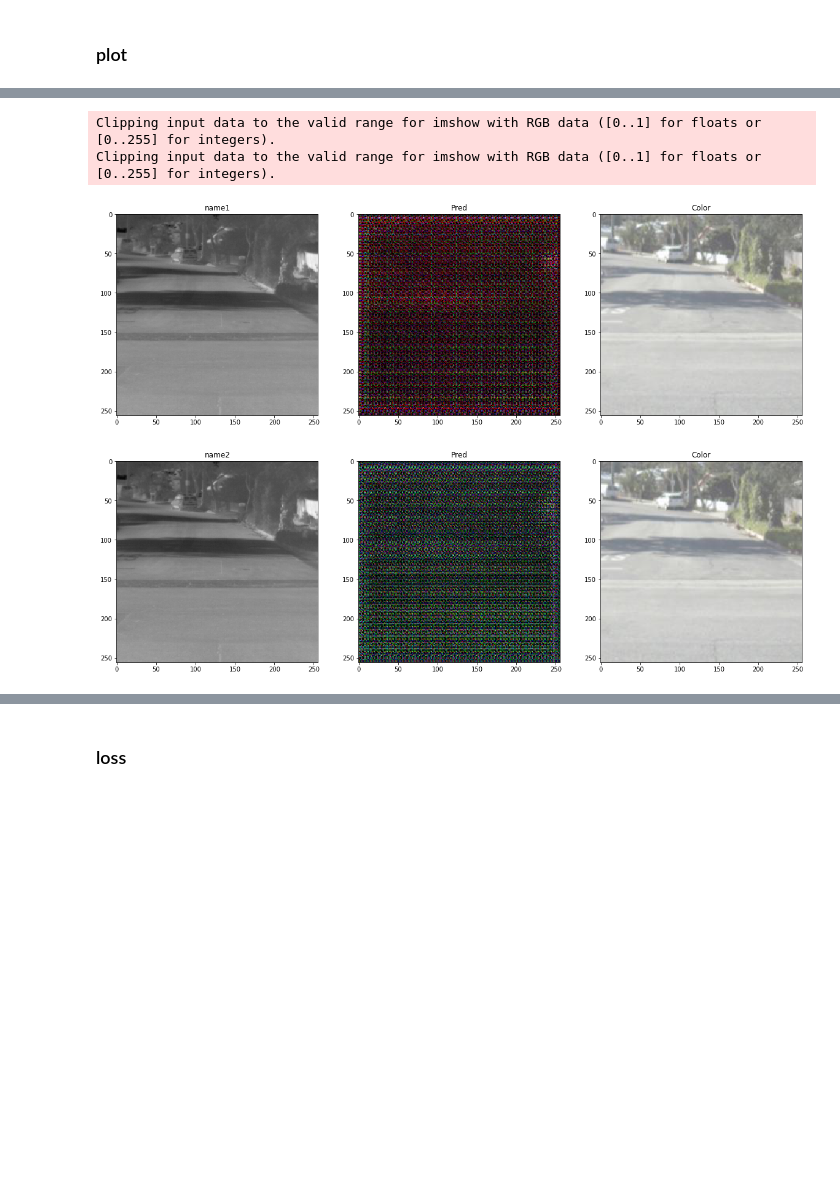
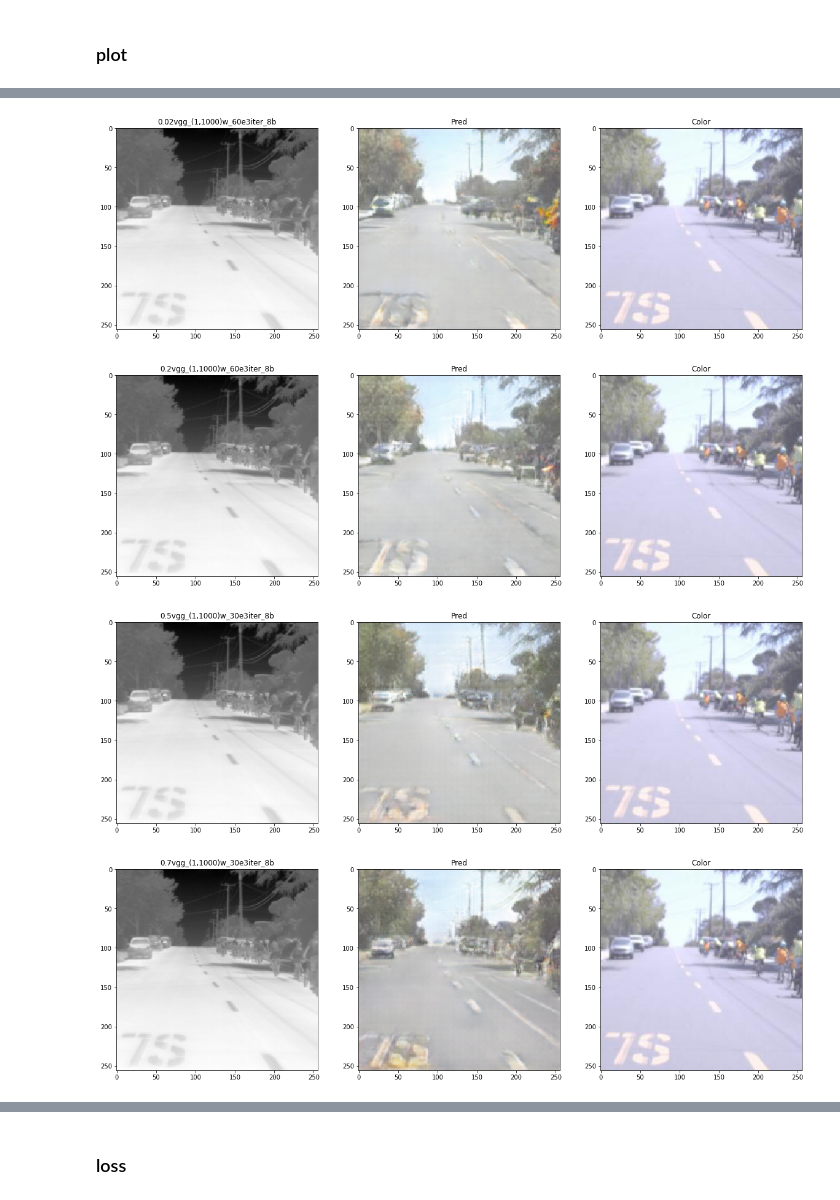
Before and after one commit to nadavshalev/TermalColoring, a Jupyter notebook: learning/GAN-augment-NoFunc.ipynb, the cells around one changed output, grey strips where cells are left out. Drawn from its saved outputs; the diff is of its cells as text; code cells hidden in the pictures; blank space fills up the shorter version.

```diff
--- a/learning/GAN-augment-NoFunc.ipynb
+++ b/learning/GAN-augment-NoFunc.ipynb
@@ -118,9 +119,9 @@ Clipping input data to the valid range for imshow with RGB data ([0..1] for floa
-# %%
-# dir_name = 'train26.11'
-g_names = ['name1','name2']
-plot_compare(g_names, dir_name, g_model, plot_crops)
-# %% [output]
-Clipping input data to the valid range for imshow with RGB data ([0..1] for floats or [0..255] for integers).
-Clipping input data to the valid range for imshow with RGB data ([0..1] for floats or [0..255] for integers).
-[figure, removed]
-[figure, removed]
+# %%
+dir_name = 'monday_schedualer_9.12'
+g_names = ['0.02vgg_(1,1000)w_60e3iter_8b','0.2vgg_(1,1000)w_60e3iter_8b','0.5vgg_(1,1000)w_30e3iter_8b','0.7vgg_(1,1000)w_30e3iter_8b','0.98vgg_(1,1000)w_30e3iter_8b']
+plot_compare(g_names, dir_name, g_model, plot_crops)
+# %% [output]
+[figure, added]
+[figure, added]
+[figure, added]
+[figure, added]
```
Also changed, not shown: parts of 11 cells of this notebook, 2 other files.
